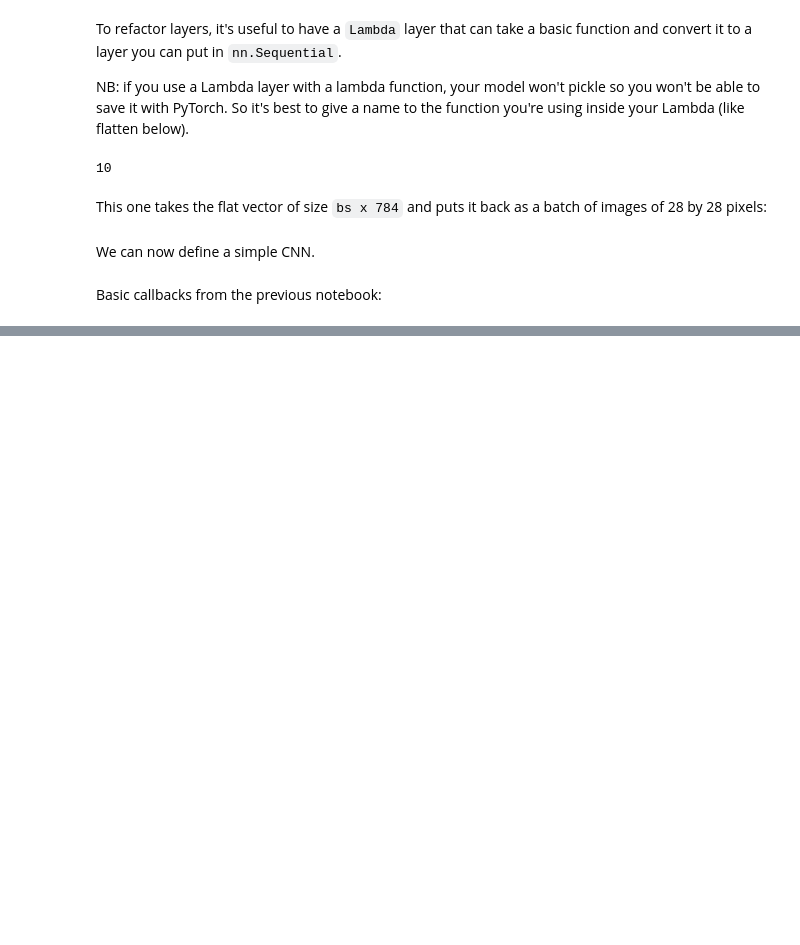
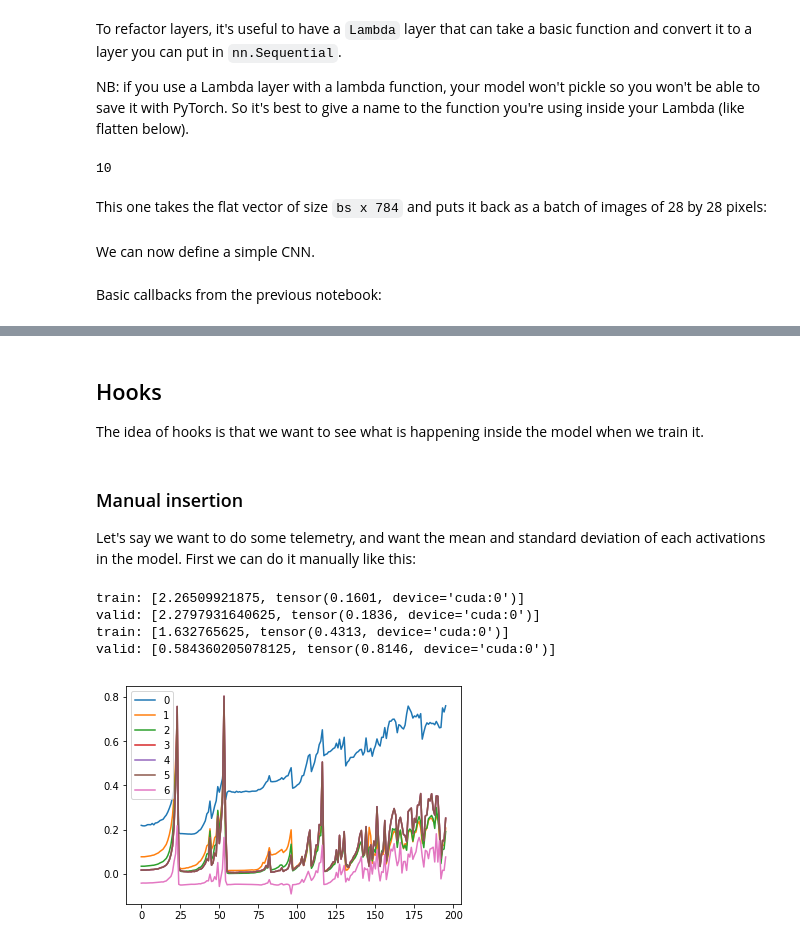
Before and after one commit to lalit527/DL, a Jupyter notebook: v3/DL2/lib/06_cuda_cnn_hooks_init.ipynb, the cells around one changed output, grey strips where cells are left out. Saved outputs shown, nothing was run; the diff lists cells and outputs as text; code cells hidden in the pictures; blank space fills up the shorter version.

Commit message:
Added cuda cnn

```diff
--- a/v3/DL2/lib/06_cuda_cnn_hooks_init.ipynb
+++ b/v3/DL2/lib/06_cuda_cnn_hooks_init.ipynb
@@ -88,0 +163,9 @@ RuntimeError: element 0 of tensors does not require grad and does not have a gra
+# %%
+nfs = [8,16,32,64]
+# %%
+def get_cnn_layers(data, nfs):
+    nfs = [1] + nfs
+    return [
+        conv2d(nfs[i], nfs[i+1], 5 if i==0 else 3)
+        for i in range(len(nfs) - 1)
+    ] + [nn.AdaptiveAvgPool2d(1), Lambda(flatten), nn.Linear(nfs[-1], data.c)]
@@ -88,0 +217,42 @@ RuntimeError: element 0 of tensors does not require grad and does not have a gra
+# %% [markdown]
+## Hooks
+
+The idea of hooks is that we want to see what is happening inside the model when we train it.
+# %% [markdown]
+### Manual insertion
+
+Let's say we want to do some telemetry, and want the mean and standard deviation of each activations in the model. First we can do it manually like this:
+# %%
+class SequentialModel(nn.Module):
+    def __init__(self, *layers):
+        super().__init__()
+        self.layers = nn.ModuleList(layers)
+        self.act_means = [[] for _ in layers]
+        self.act_stds = [[] for _ in layers]
+
+    def __call__(self, x):
+        for i, l in enumerate(self.layers):
+            x = l(x)
+            if self.training:
+                self.act_means[i].append(x.data.mean())
+                self.act_stds[i].append(x.data.std())
+        return x
+
+    def __iter__(self):
+        return iter(self.layers)
+# %%
+model =  SequentialModel(*get_cnn_layers(data, nfs))
+learn,run = get_runner(model, data, lr=0.9, cbs=cbfs)
+# %%
+run.fit(2, learn)
+# %% [output]
+train: [2.26509921875, tensor(0.1601, device='cuda:0')]
+valid: [2.2797931640625, tensor(0.1836, device='cuda:0')]
+train: [1.632765625, tensor(0.4313, device='cuda:0')]
+valid: [0.584360205078125, tensor(0.8146, device='cuda:0')]
+# %%
+for l in model.act_means:
+    plt.plot(l)
+plt.legend(range(len(model.act_means)));
+# %% [output]
+[figure, added]
```
Also changed, not shown: parts of 89 cells of this notebook, 1 other file.
